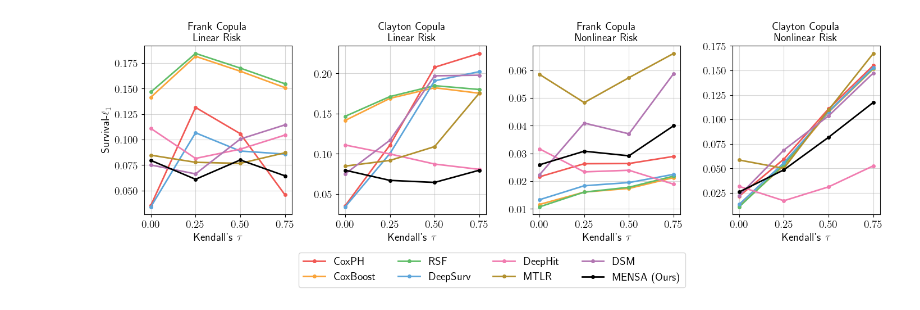
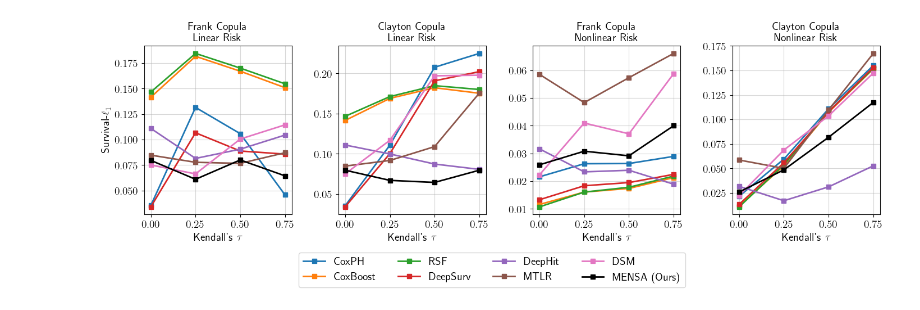
Before and after one commit to thecml/mensa, a Jupyter notebook: notebooks/plot_l1_survival.ipynb, the cells around one changed output. Cells and saved outputs as stored; diff of their text form; code cells hidden in the pictures.

```diff
--- a/notebooks/plot_l1_survival.ipynb
+++ b/notebooks/plot_l1_survival.ipynb
@@ -62,34 +59,34 @@ for idx, (copula, linear) in enumerate(copula_linear_pairs):
     ax = axs[idx]
 
     # Iterate through each unique model name to create separate plots
     for i, model_name in enumerate(model_names):
         model_data = plot_data[plot_data['ModelName'] == model_name]
 
         is_last = (model_name == "MENSA (Ours)")
 
         line, = ax.plot(model_data['KTau'], model_data['L1'],
-                        color=TFColor[i] if not is_last else '#000000', alpha=1,
-                        marker='o', label=model_name,
-                        linewidth=2, markersize=4)
+                        color=f"C{i}" if not is_last else '#000000', alpha=1,
+                        marker='s', label=model_name,
+                        linewidth=2, markersize=6)
 
         # Collect handles and labels for the legend if not already included
         if model_name not in labels:
             handles.append(line)
             labels.append(model_name)
 
     # Set the y-axis and x-axis labels, title, and grid
     ax.set_xlabel(r"Kendall's $\tau$")
     ax.set_title(f"{copula.capitalize()} Copula\n" + ("Linear Risk" if linear else "Nonlinear Risk"))
     ax.grid(True, alpha=0.5)
     ax.set_xticks([0, 0.25, 0.5, 0.75])
 
     if idx == 0:
         ax.set_ylabel(r"Survival-$\ell_{1}$")
 
 # Create a shared legend below the plot
 fig.legend(handles, labels, loc='upper center', bbox_to_anchor=(0.5, -0.01), ncol=4)
 
 # Save the figure
 fig.savefig(f"{cfg.PLOTS_DIR}/survival_l1.pdf", format='pdf', bbox_inches='tight')
 # %% [output]
-[figure, old version]
+[figure, new version]
```
Also changed, not shown: parts of 1 cell of this notebook, 3 other files.
